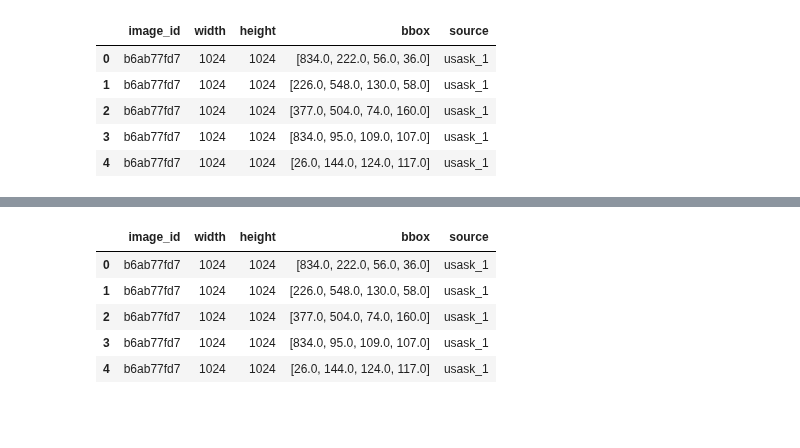
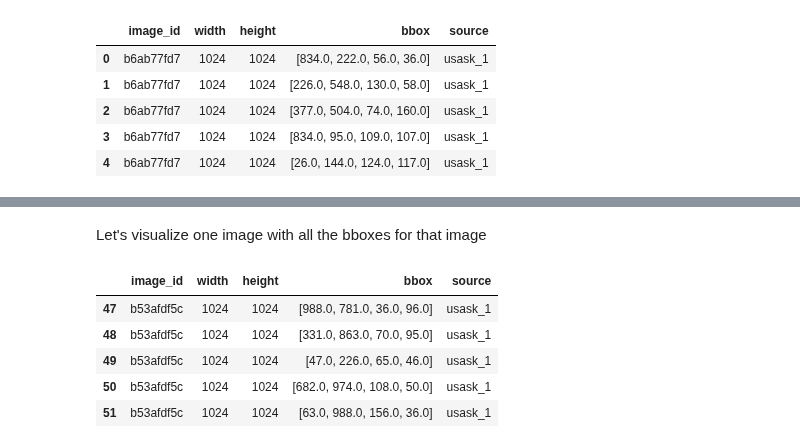
Before and after one commit to Abdulmathin-shaik/Kaggle, a Jupyter notebook: gwd-object-detection.ipynb, the cells around one changed output, grey strips where cells are left out. Cells and saved outputs as stored; diff of their text form; code cells hidden in the pictures; blank space fills up the shorter version.

```diff
--- a/gwd-object-detection.ipynb
+++ b/gwd-object-detection.ipynb
@@ -75,11 +77,12 @@ plt.imshow(image)
+# %% [markdown]
+Let's visualize one image with all the bboxes for that image
 # %%
-records = df[df['image_id']=='b6ab77fd7']
+one_image_info = df[df['image_id']=='b53afdf5c']
+one_image_info.head()
+# %% [output]
+|  | image_id | width | height | bbox | source |
+| 47 | b53afdf5c | 1024 | 1024 | [988.0, 781.0, 36.0, 96.0] | usask_1 |
+| 48 | b53afdf5c | 1024 | 1024 | [331.0, 863.0, 70.0, 95.0] | usask_1 |
+| 49 | b53afdf5c | 1024 | 1024 | [47.0, 226.0, 65.0, 46.0] | usask_1 |
+| 50 | b53afdf5c | 1024 | 1024 | [682.0, 974.0, 108.0, 50.0] | usask_1 |
+| 51 | b53afdf5c | 1024 | 1024 | [63.0, 988.0, 156.0, 36.0] | usask_1 |
-# %%
-records.head()
-# %% [output]
-|  | image_id | width | height | bbox | source |
-| 0 | b6ab77fd7 | 1024 | 1024 | [834.0, 222.0, 56.0, 36.0] | usask_1 |
-| 1 | b6ab77fd7 | 1024 | 1024 | [226.0, 548.0, 130.0, 58.0] | usask_1 |
-| 2 | b6ab77fd7 | 1024 | 1024 | [377.0, 504.0, 74.0, 160.0] | usask_1 |
-| 3 | b6ab77fd7 | 1024 | 1024 | [834.0, 95.0, 109.0, 107.0] | usask_1 |
-| 4 | b6ab77fd7 | 1024 | 1024 | [26.0, 144.0, 124.0, 117.0] | usask_1 |
```
Also changed, not shown: parts of 10 cells of this notebook.
